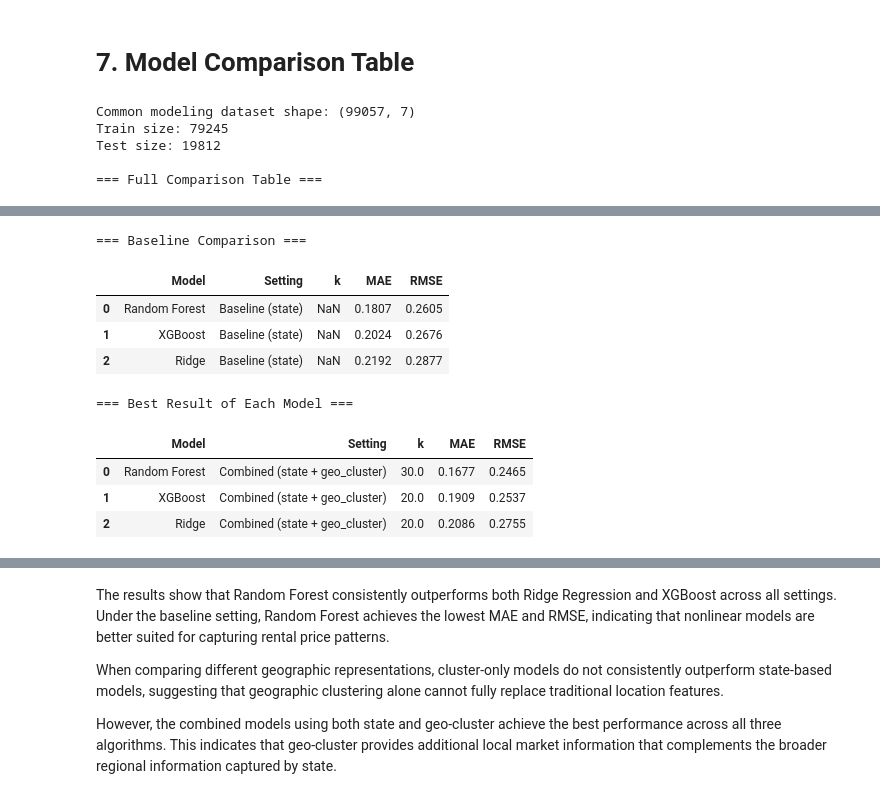
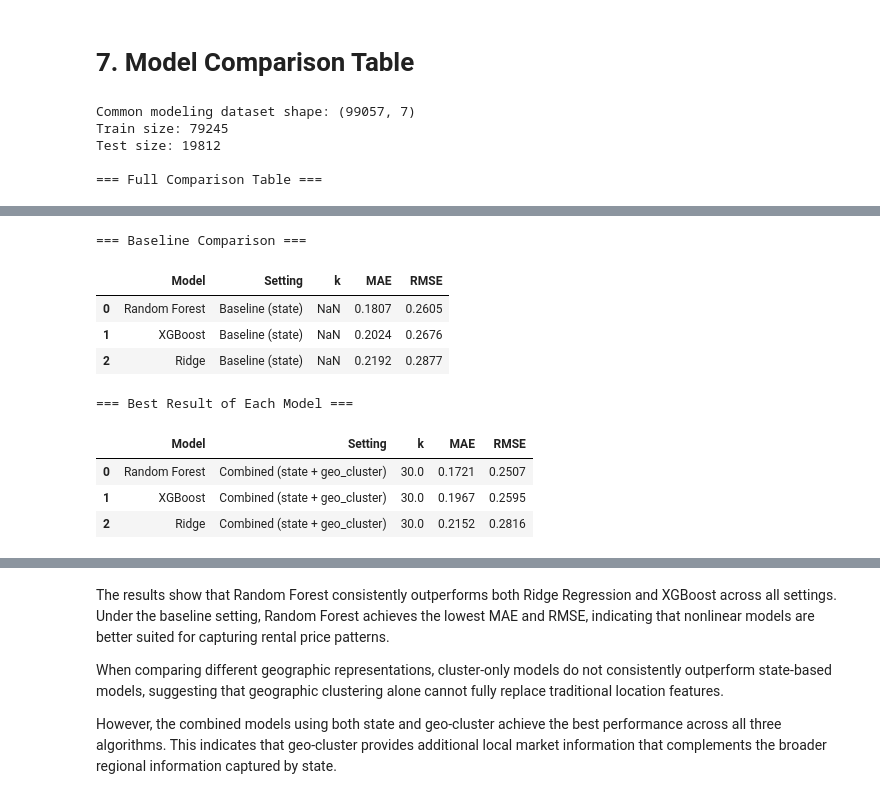
Before and after one commit to darrelljing21/ITEC4305-project, a Jupyter notebook: src/darrell/datacleaning.ipynb, the cells around one changed output, grey strips where cells are left out. Drawn from its saved outputs; the diff is of its cells as text; code cells hidden in the pictures.

```diff
--- a/src/darrell/datacleaning.ipynb
+++ b/src/darrell/datacleaning.ipynb
@@ -1654,57 +1841,72 @@ print("Test size:", len(test_idx))
 # =========================================
 # 3. Helper functions
 # =========================================
-def prepare_features(data, setting, k=None):
+def build_train_test_features(data, train_idx, test_idx, setting, k=None):
     """
     setting:
         - 'baseline' : structural + state
         - 'cluster'  : structural + geo_cluster
         - 'combined' : structural + state + geo_cluster
     """
-    temp = data.copy()
+    train_df = data.loc[train_idx].copy()
+    test_df = data.loc[test_idx].copy()
 
-    # create geo_cluster if needed
+    # only fit KMeans on training data
     if setting in ["cluster", "combined"]:
         if k is None:
             raise ValueError("k must be provided for cluster or combined setting.")
-        temp["geo_cluster"] = KMeans(
-            n_clusters=k,
-            random_state=42
-        ).fit_predict(temp[["latitude", "longitude"]])
 
-    # choose columns
+        kmeans = KMeans(n_clusters=k, random_state=42)
+        kmeans.fit(train_df[["latitude", "longitude"]])
+
+        train_df["geo_cluster"] = kmeans.predict(train_df[["latitude", "longitude"]])
+        test_df["geo_cluster"] = kmeans.predict(test_df[["latitude", "longitude"]])
+
+    # choose columns + dummy encoding
     if setting == "baseline":
-        temp = temp[["square_feet", "bedrooms", "bathrooms", "state", "log_price"]].copy()
-        temp = pd.get_dummies(temp, columns=["state"], drop_first=True)
+        train_df = train_df[["square_feet", "bedrooms", "bathrooms", "state", "log_price"]].copy()
+        test_df = test_df[["square_feet", "bedrooms", "bathrooms", "state", "log_price"]].copy()
+
+        X_train = pd.get_dummies(train_df.drop(columns=["log_price"]), columns=["state"], drop_first=True)
+        X_test = pd.get_dummies(test_df.drop(columns=["log_price"]), columns=["state"], drop_first=True)
 
     elif setting == "cluster":
-        temp = temp[["square_feet", "bedrooms", "bathrooms", "geo_cluster", "log_price"]].copy()
-        temp = pd.get_dummies(temp, columns=["geo_cluster"], drop_first=True)
+        train_df = train_df[["square_feet", "bedrooms", "bathrooms", "geo_cluster", "log_price"]].copy()
+        test_df = test_df[["square_feet", "bedrooms", "bathrooms", "geo_cluster", "log_price"]].copy()
+
+        X_train = pd.get_dummies(train_df.drop(columns=["log_price"]), columns=["geo_cluster"], drop_first=True)
+        X_test = pd.get_dummies(test_df.drop(columns=["log_price"]), columns=["geo_cluster"], drop_first=True)
 
     elif setting == "combined":
-        temp = temp[[
+        train_df = train_df[[
             "square_feet", "bedrooms", "bathrooms",
             "state", "geo_cluster", "log_price"
         ]].copy()
-        temp = pd.get_dummies(temp, columns=["state", "geo_cluster"], drop_first=True)
+        test_df = test_df[[
+            "square_feet", "bedrooms", "bathrooms",
+            "state", "geo_cluster", "log_price"
+        ]].copy()
+
+        X_train = pd.get_dummies(
+            train_df.drop(columns=["log_price"]),
+            columns=["state", "geo_cluster"],
+            drop_first=True
+        )
+        X_test = pd.get_dummies(
+            test_df.drop(columns=["log_price"]),
+            columns=["state", "geo_cluster"],
+            drop_first=True
+        )
 
     else:
         raise ValueError("setting must be 'baseline', 'cluster', or 'combined'.")
 
-    X = temp.drop(columns=["log_price"])
-    y = temp["log_price"]
+    # align columns so train/test match
+    X_train, X_test = X_train.align(X_test, join="left", axis=1, fill_value=0)
 
-    return X, y
+    y_train = train_df["log_price"]
+    y_test = test_df["log_price"]
 
-
-def align_train_test(X, y, train_idx, test_idx):
-    """
-    Align train/test sets using the same pre-defined indices.
-    """
-    X_train = X.loc[train_idx]
-    X_test = X.loc[test_idx]
-    y_train = y.loc[train_idx]
-    y_test = y.loc[test_idx]
     return X_train, X_test, y_train, y_test
 
 
@@ -1753,8 +1955,9 @@ results = []
 
 # baseline (no k needed)
 for model_name, model in models.items():
-    X, y = prepare_features(df_model, setting="baseline")
-    X_train, X_test, y_train, y_test = align_train_test(X, y, train_idx, test_idx)
+    X_train, X_test, y_train, y_test = build_train_test_features(
+        df_model, train_idx, test_idx, setting="baseline"
+    )
     mae, rmse = evaluate_model(model, X_train, X_test, y_train, y_test)
 
     results.append({
@@ -1769,8 +1972,9 @@ for model_name, model in models.items():
 for model_name, model in models.items():
     for setting in ["cluster", "combined"]:
         for k in [10, 20, 30]:
-            X, y = prepare_features(df_model, setting=setting, k=k)
-            X_train, X_test, y_train, y_test = align_train_test(X, y, train_idx, test_idx)
+            X_train, X_test, y_train, y_test = build_train_test_features(
+                df_model, train_idx, test_idx, setting=setting, k=k
+            )
             mae, rmse = evaluate_model(model, X_train, X_test, y_train, y_test)
 
             setting_name = "Cluster only" if setting == "cluster" else "Combined (state + geo_cluster)"
@@ -1853,13 +2057,13 @@ Test size: 19812
 === Baseline Comparison ===
 |  | Model | Setting | k | MAE | RMSE |
 | 0 | Random Forest | Baseline (state) | NaN | 0.1807 | 0.2605 |
 | 1 | XGBoost | Baseline (state) | NaN | 0.2024 | 0.2676 |
 | 2 | Ridge | Baseline (state) | NaN | 0.2192 | 0.2877 |
 === Best Result of Each Model ===
 |  | Model | Setting | k | MAE | RMSE |
-| 0 | Random Forest | Combined (state + geo_cluster) | 30.0 | 0.1677 | 0.2465 |
-| 1 | XGBoost | Combined (state + geo_cluster) | 20.0 | 0.1909 | 0.2537 |
-| 2 | Ridge | Combined (state + geo_cluster) | 20.0 | 0.2086 | 0.2755 |
+| 0 | Random Forest | Combined (state + geo_cluster) | 30.0 | 0.1721 | 0.2507 |
+| 1 | XGBoost | Combined (state + geo_cluster) | 30.0 | 0.1967 | 0.2595 |
+| 2 | Ridge | Combined (state + geo_cluster) | 30.0 | 0.2152 | 0.2816 |
 === Best Overall Model ===
 Model                       Random Forest
 Setting    Combined (state + geo_cluster)
```
Also changed, not shown: parts of 35 cells of this notebook, 1 other file.
